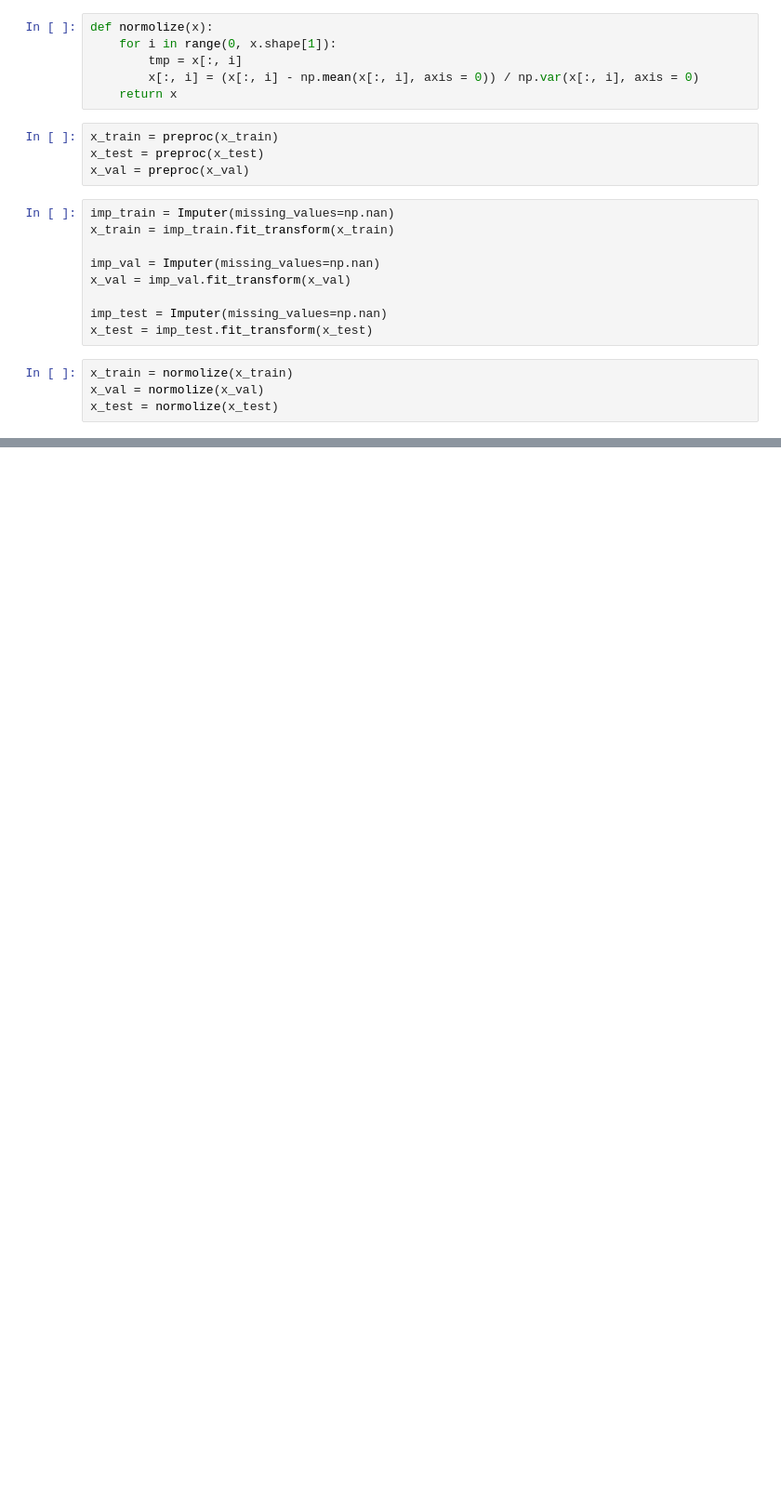
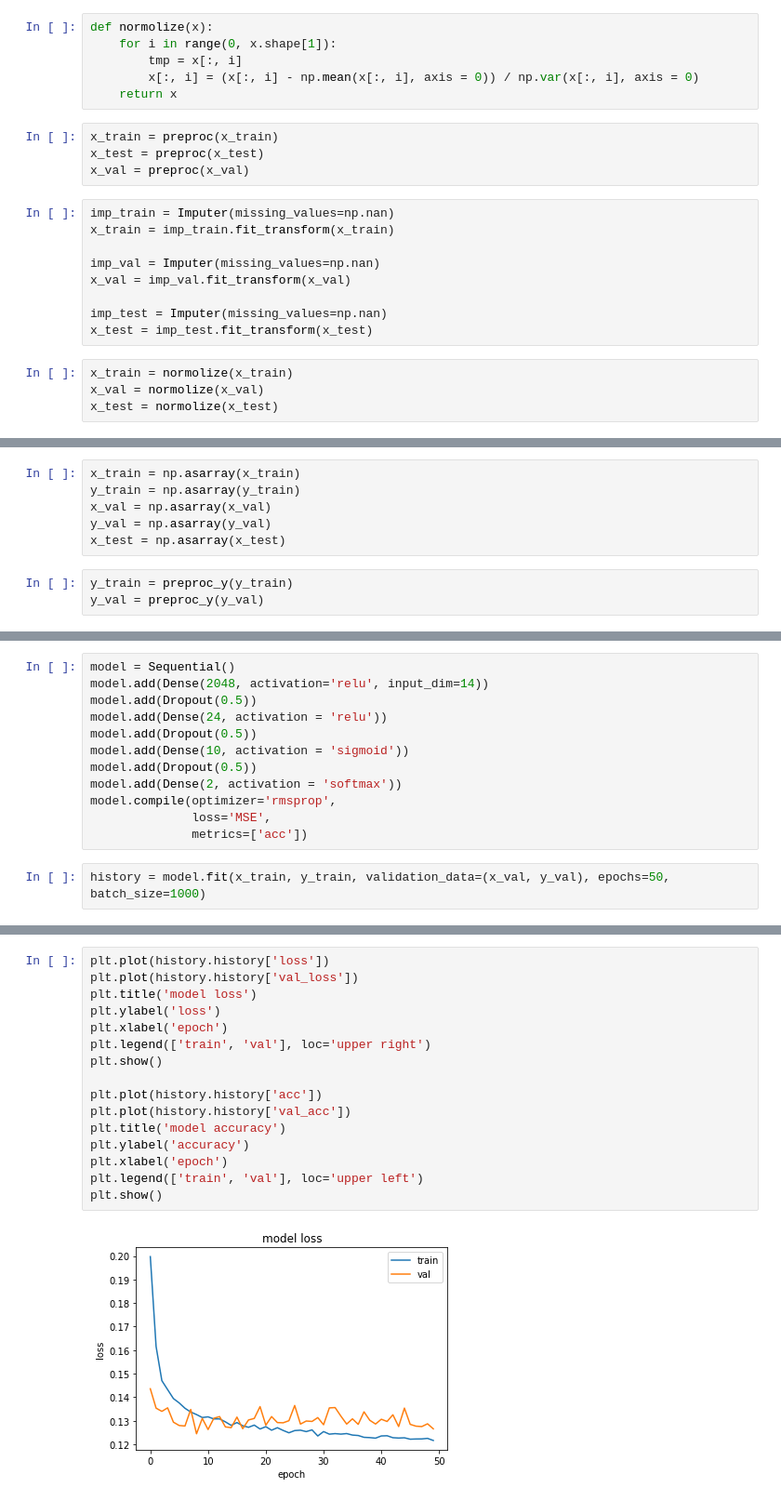
Before and after one commit to vadikko2/AdultBinaryClassification, a Jupyter notebook: Binary_Classification.ipynb, the cells around one changed output, grey strips where cells are left out. Shown at 93% size. Cells and saved outputs as stored; diff of their text form; blank space fills up the shorter version.

```diff
--- a/Binary_Classification.ipynb
+++ b/Binary_Classification.ipynb
@@ -153,0 +87,9 @@ Fitting 10 folds for each of 10 candidates, totalling 100 fits
+# %%
+x_train = np.asarray(x_train)
+y_train = np.asarray(y_train)
+x_val = np.asarray(x_val)
+y_val = np.asarray(y_val)
+x_test = np.asarray(x_test)
+# %%
+y_train = preproc_y(y_train)
+y_val = preproc_y(y_val)
@@ -153,0 +102,14 @@ Fitting 10 folds for each of 10 candidates, totalling 100 fits
+# %%
+model = Sequential()
+model.add(Dense(2048, activation='relu', input_dim=14))
+model.add(Dropout(0.5))
+model.add(Dense(24, activation = 'relu'))
+model.add(Dropout(0.5))
+model.add(Dense(10, activation = 'sigmoid'))
+model.add(Dropout(0.5))
+model.add(Dense(2, activation = 'softmax'))
+model.compile(optimizer='rmsprop',
+              loss='MSE',
+              metrics=['acc'])
+# %%
+history = model.fit(x_train, y_train, validation_data=(x_val, y_val), epochs=50, batch_size=1000)
@@ -153,0 +134,18 @@ Fitting 10 folds for each of 10 candidates, totalling 100 fits
+# %%
+plt.plot(history.history['loss'])
+plt.plot(history.history['val_loss'])
+plt.title('model loss')
+plt.ylabel('loss')
+plt.xlabel('epoch')
+plt.legend(['train', 'val'], loc='upper right')
+plt.show()
+
+plt.plot(history.history['acc'])
+plt.plot(history.history['val_acc'])
+plt.title('model accuracy')
+plt.ylabel('accuracy')
+plt.xlabel('epoch')
+plt.legend(['train', 'val'], loc='upper left')
+plt.show()
+# %% [output]
+[figure, added]
```
Also changed, not shown: parts of 11 cells of this notebook.
